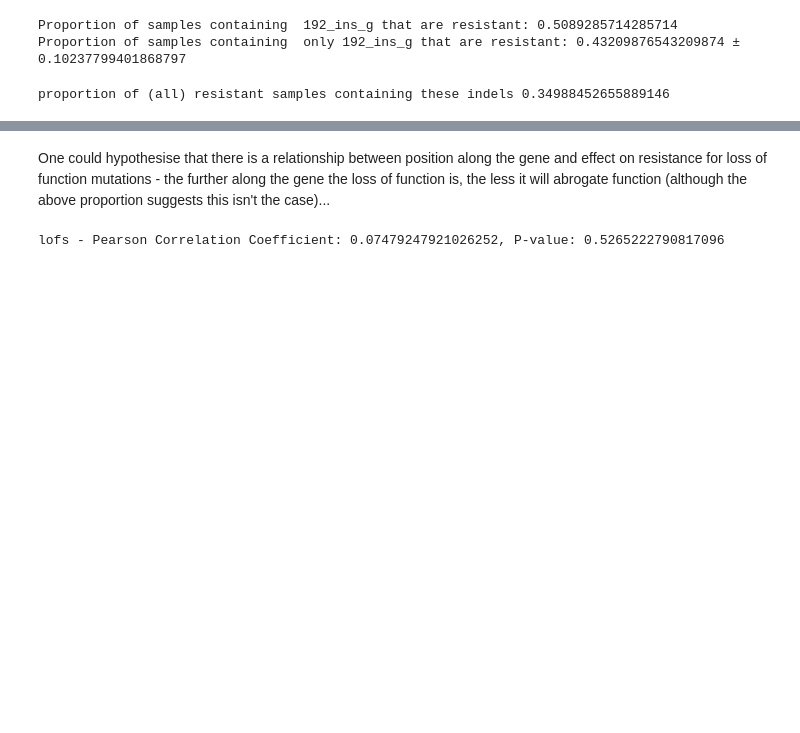
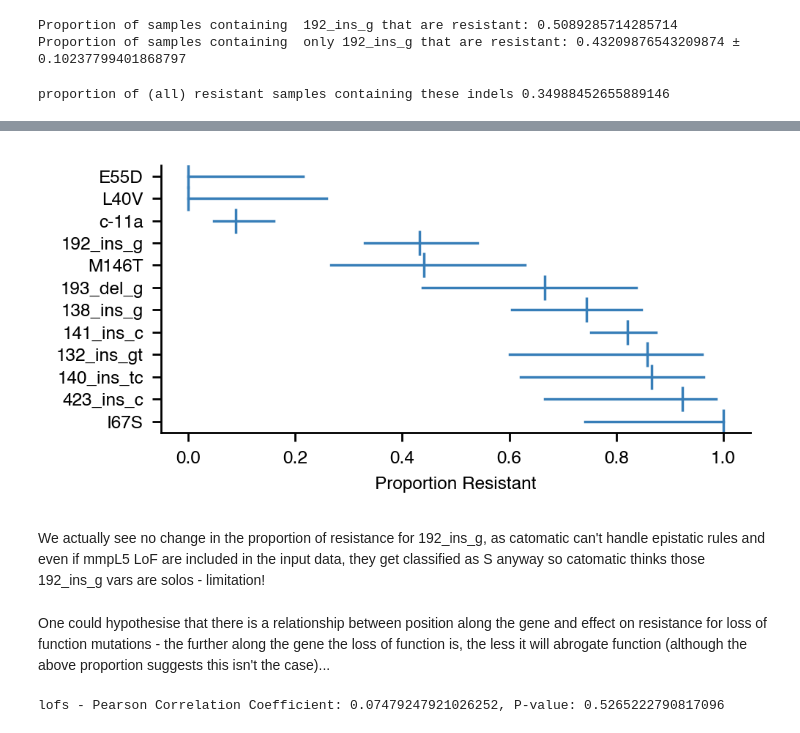
Before and after one commit to fowler-lab/tb-bdq-cat, a Jupyter notebook: supplement.ipynb, the cells around one changed output, grey strips where cells are left out. Saved outputs shown, nothing was run; the diff lists cells and outputs as text; code cells hidden in the pictures; blank space fills up the shorter version.

```diff
--- a/supplement.ipynb
+++ b/supplement.ipynb
@@ -343,3 +349,32 @@ proportion of (all) resistant samples containing these indels 0.3498845265588914
+# %%
+cat_mutations['IS_STOP'] = [True if i[-1] == '!' else False for i in cat_mutations.MUTATION]
+
+#remove mmpl5 and mmpS5 for clarity (under the assumption their variants are benign)
+muts = cat_mutations[(~cat_mutations.GENE.isin(['mmpL5', 'mmpS5']))|((~cat_mutations.INDEL_LENGTH.isna())|( cat_mutations.IS_STOP==True))]
+
+# build catalogue without phenotyping
+catalogue = BuildCatalogue(
+    samples=samples,
+    mutations=muts,
+    FRS=0.1,
+    test=None,
+    record_ids=True,
+).return_catalogue()
+
+catalogue = {k: v for k, v in catalogue.items() if 'seeded' not in v['evid']}
+
+rv0678_cat = {k.split('@')[1]:v for k,v in catalogue.items() if k.split('@')[0] == 'Rv0678'}
+
+trimmed_rv0678 = {}
+for k,v in rv0678_cat.items():
+    if v['evid'][0]['contingency'][0][0] + v['evid'][0]['contingency'][0][1] > 10:
+        trimmed_rv0678[k] = v
+
+figures, axes = utils.plot_catalogue_proportions(trimmed_rv0678, figsize=(4, 2), order=True)
+# %% [output]
+[figure, added]
+# %% [markdown]
+We actually see no change in the proportion of resistance for 192_ins_g, as catomatic can't handle epistatic rules and even if mmpL5 LoF are included in the input data, they get classified as S anyway so catomatic thinks those 192_ins_g vars are solos - limitation!
 # %% [markdown]
 One could hypothesise that there is a relationship between position along the gene and effect on resistance for loss of function mutations - the further along the gene the loss of function is, the less it will abrogate function (although the above proportion suggests this isn't the case)...
 # %%
```
Also changed, not shown: parts of 3 cells of this notebook, 13 other files.
